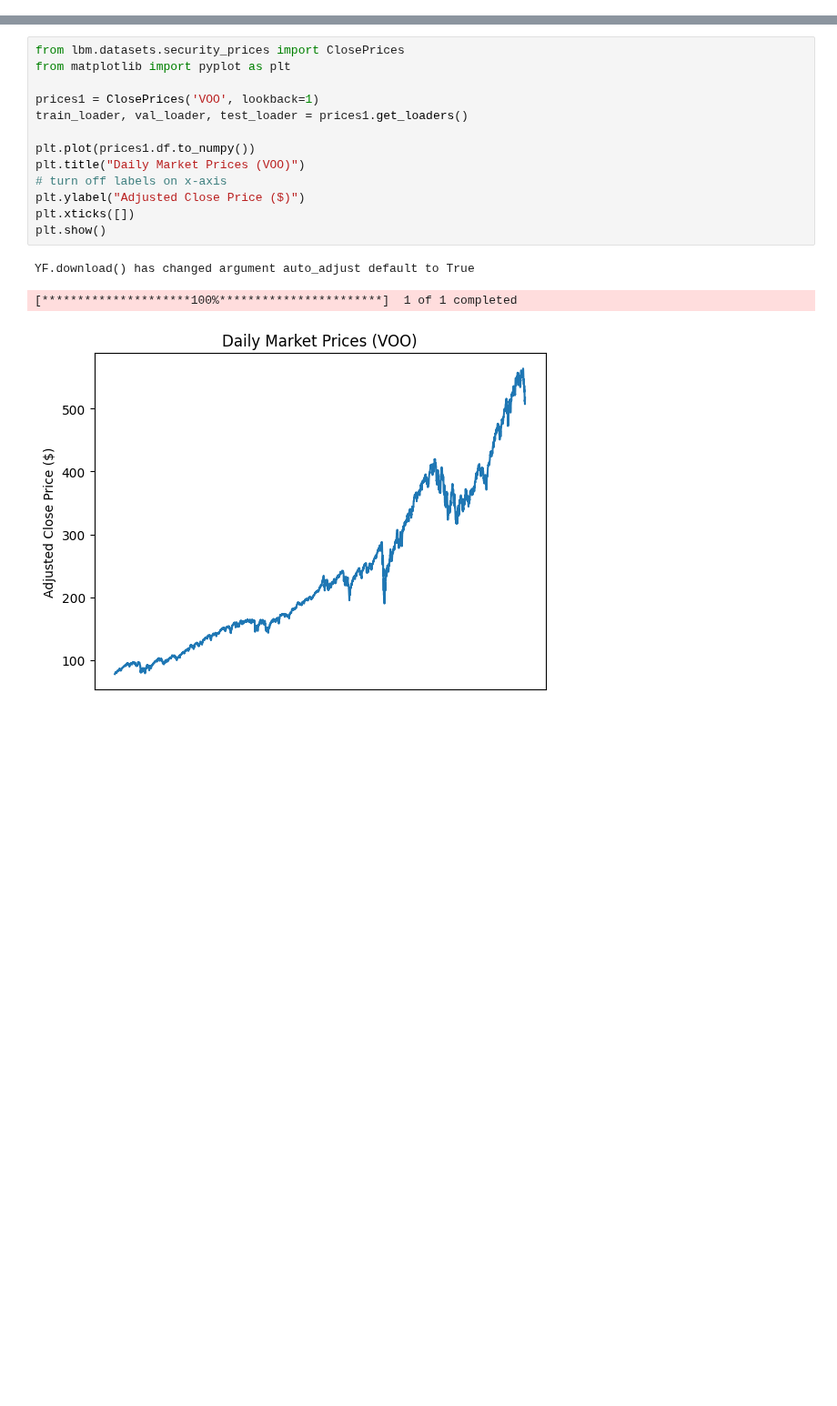
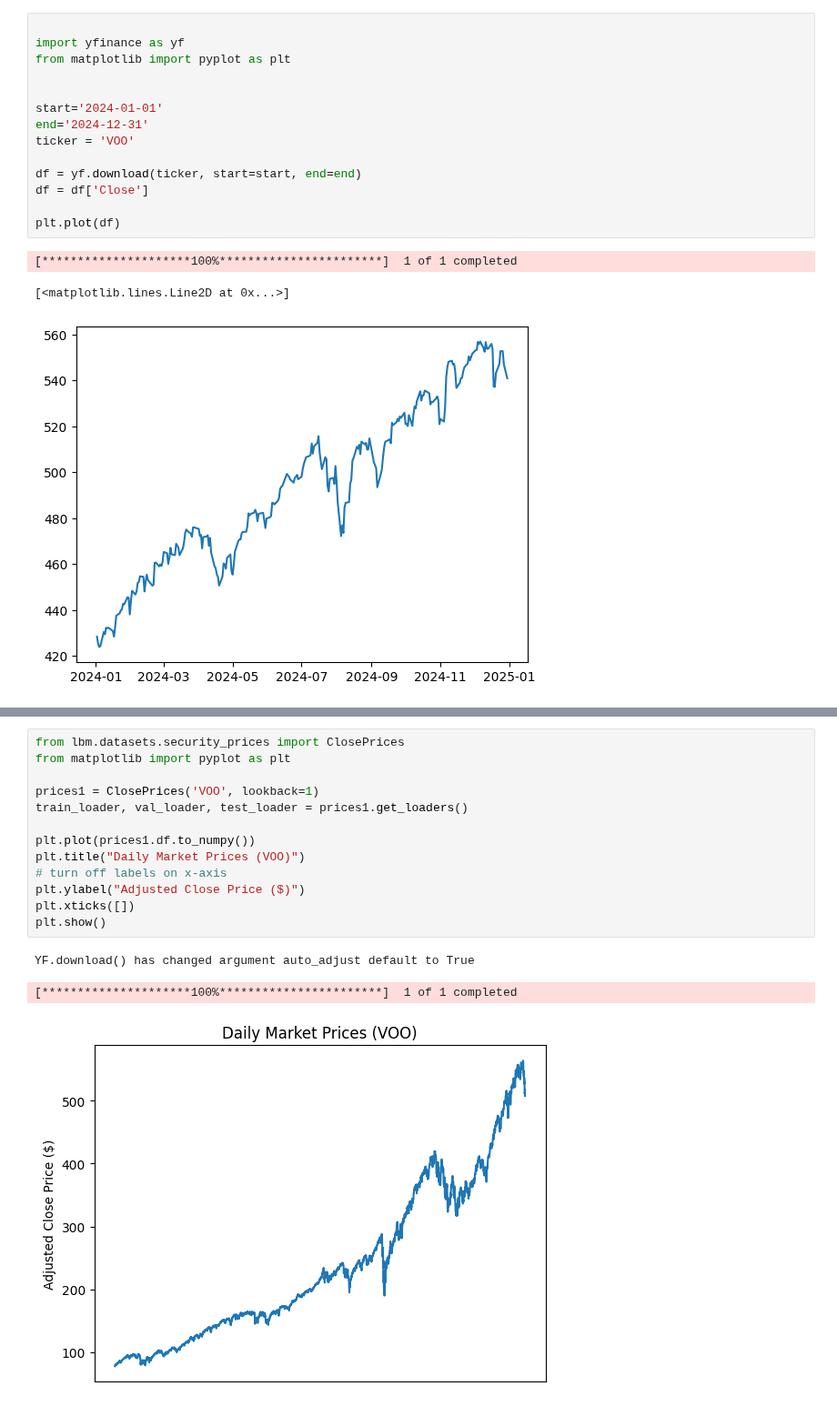
Before and after one commit to adamcataldo/letsbuildmodels, a Jupyter notebook: notebooks/stock_forecasting/market_forecasts.ipynb, the cells around one changed output, grey strips where cells are left out. Shown at 91% size. Drawn from its saved outputs; the diff is of its cells as text; blank space fills up the shorter version.

Commit message:
Added cool graphs

```diff
--- a/notebooks/stock_forecasting/market_forecasts.ipynb
+++ b/notebooks/stock_forecasting/market_forecasts.ipynb
@@ -0,0 +1,18 @@
+# %%
+
+import yfinance as yf
+from matplotlib import pyplot as plt
+
+
+start='2024-01-01'
+end='2024-12-31'
+ticker = 'VOO'
+
+df = yf.download(ticker, start=start, end=end)
+df = df['Close']
+
+plt.plot(df)
+# %% [output]
+[*********************100%***********************]  1 of 1 completed
+[<matplotlib.lines.Line2D at 0x...>]
+[figure, added]
```
Also changed, not shown: parts of 3 cells of this notebook.
